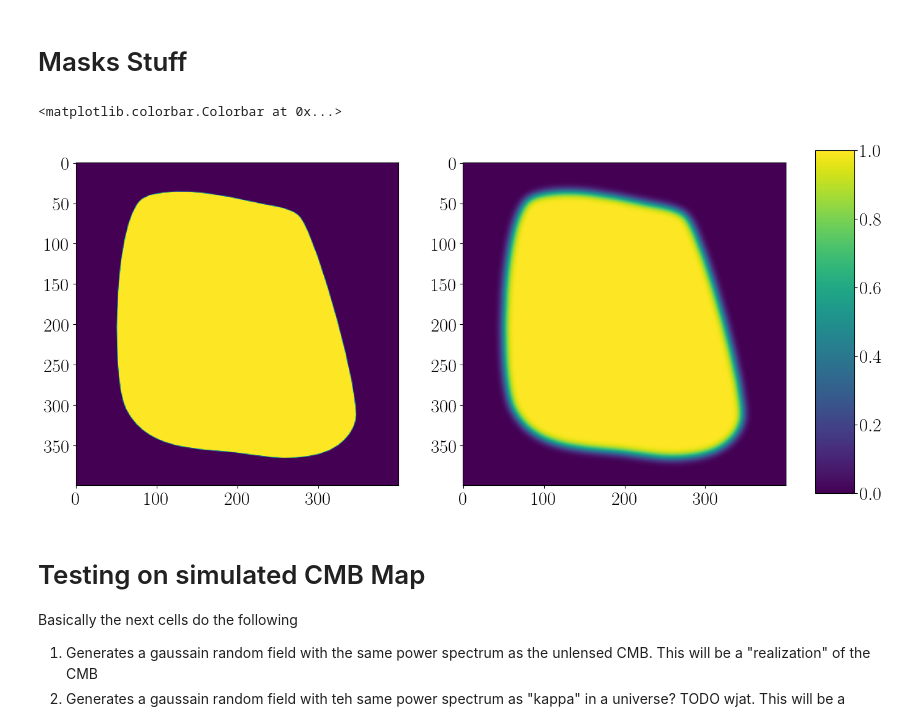
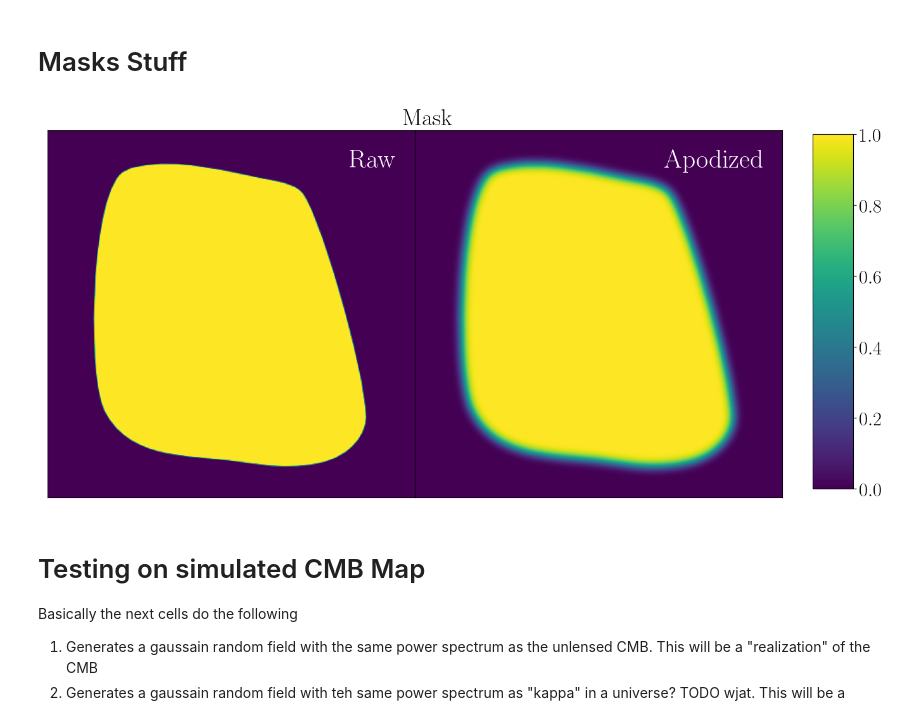
Before and after one commit to EmmanuelSchaan/LensQuEst, a Jupyter notebook: dev/scratch.ipynb, the cells around one changed output. Saved outputs shown, nothing was run; the diff lists cells and outputs as text; code cells hidden in the pictures.

```diff
--- a/dev/scratch.ipynb
+++ b/dev/scratch.ipynb
@@ -76,20 +78,34 @@ def rgb2gray(rgb):
 # %%
 from scipy.ndimage import gaussian_filter
 from scipy.fft import fft2
 
-mask = 1-rgb2gray(plt.imread('../data/input/mask_simple400x400.png'))
+mask = 1-rgb2gray(plt.imread('mask_simple400x400.png'))
 apodized_mask = gaussian_filter(mask, 5)
 fig, axs = plt.subplots(ncols=2, figsize=(16,8))
+fig.subplots_adjust(wspace=0, hspace=0)
 
 im0 = axs[0].imshow(mask, vmin=0, vmax=1)
 im1 = axs[1].imshow(apodized_mask, vmin=0, vmax=1)
 
+
+for ax,s in zip(axs, ['Raw', 'Apodized']):
+    ax.set_xticks([])
+    ax.set_yticks([])
+    ax.text(.95, .95,
+        s=s,
+        transform=ax.transAxes,
+        horizontalalignment='right',
+        verticalalignment='top',
+            c='white',
+       fontsize=30)
 fig.subplots_adjust(right=0.85)
 cbar_ax = fig.add_axes([0.88, 0.15, 0.04, 0.7])
 fig.colorbar(im1, cax=cbar_ax)
+fig.suptitle('Mask', y=.9)
+
+plt.savefig('figures/mask.pdf', bbox_inches='tight')
 # %% [output]
-<matplotlib.colorbar.Colorbar at 0x...>
-[figure, old version]
+[figure, new version]
 # %% [markdown]
 # Testing on simulated CMB Map
 Basically the next cells do the following
```
Also changed, not shown: parts of 15 cells of this notebook, 16 other files.
